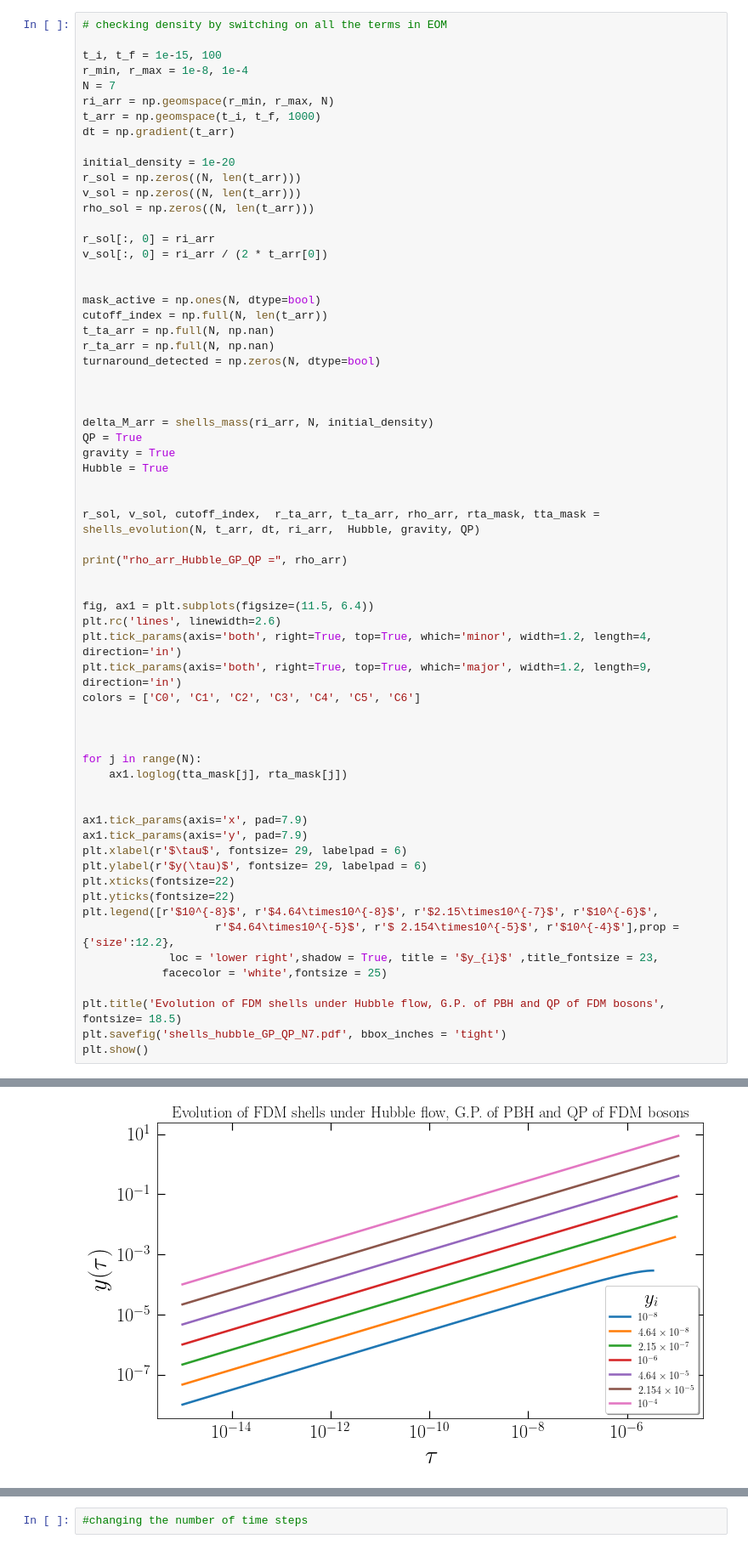
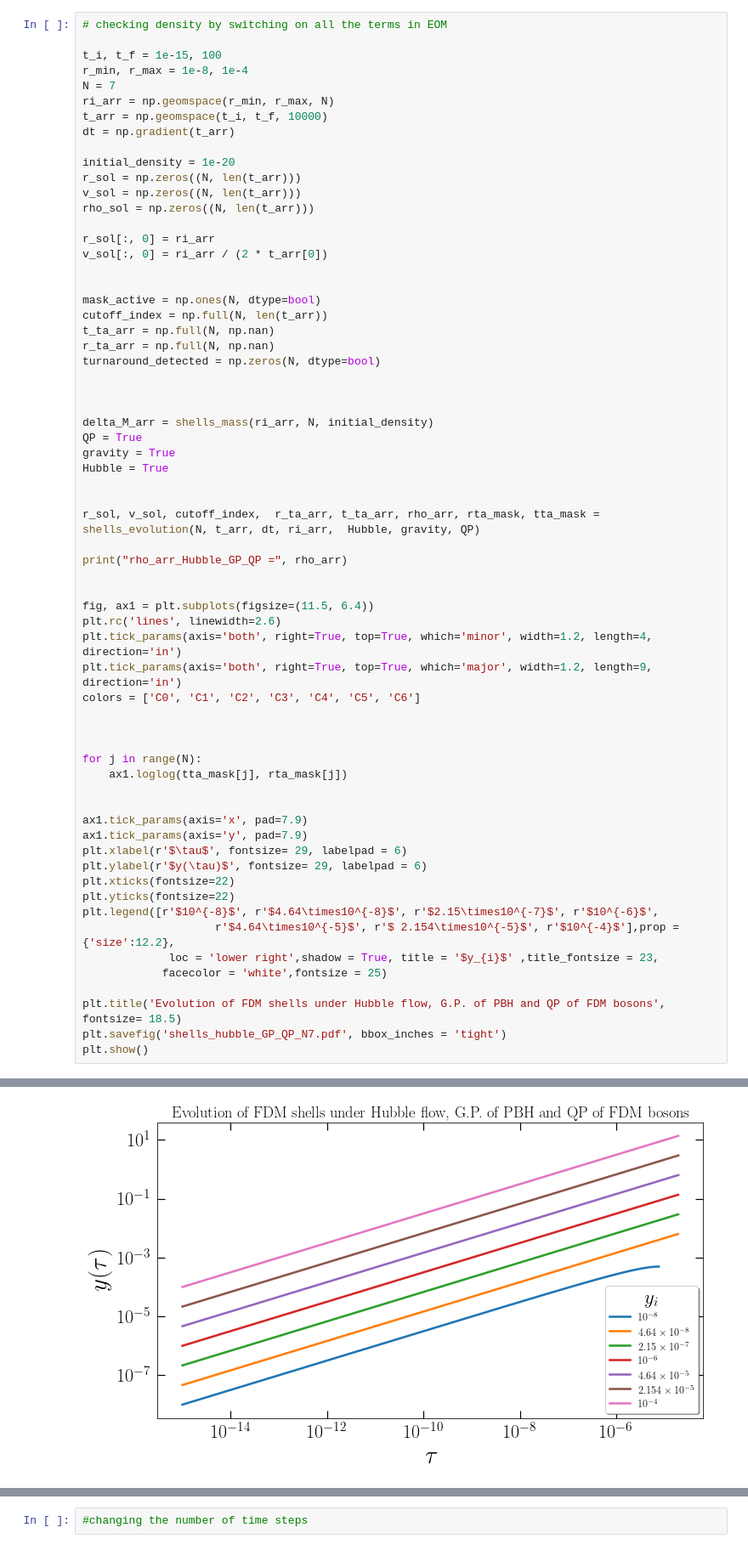
Before and after one commit to pratibhajangra591/project-3, a Jupyter notebook: FDM_EOM3.ipynb, the cells around one changed output, grey strips where cells are left out. Shown at 85% size. Cells and saved outputs as stored; diff of their text form.

```diff
--- a/FDM_EOM3.ipynb
+++ b/FDM_EOM3.ipynb
@@ -323,7 +323,7 @@ t_i, t_f = 1e-15, 100
 r_min, r_max = 1e-8, 1e-4
 N = 7
 ri_arr = np.geomspace(r_min, r_max, N)
-t_arr = np.geomspace(t_i, t_f, 1000)
+t_arr = np.geomspace(t_i, t_f, 10000)
 dt = np.gradient(t_arr)
 
 initial_density = 1e-20
@@ -386,3 +386,3 @@ rho_arr_Hubble_GP_QP = [1.87970895e-35 1.67545872e-35 1.67517596e-35 1.67534029e
-[figure, old version]
+[figure, new version]
 # %%
 #increasing the number of shells while keeping the time steps as
```
Also changed, not shown: parts of 8 cells of this notebook.
